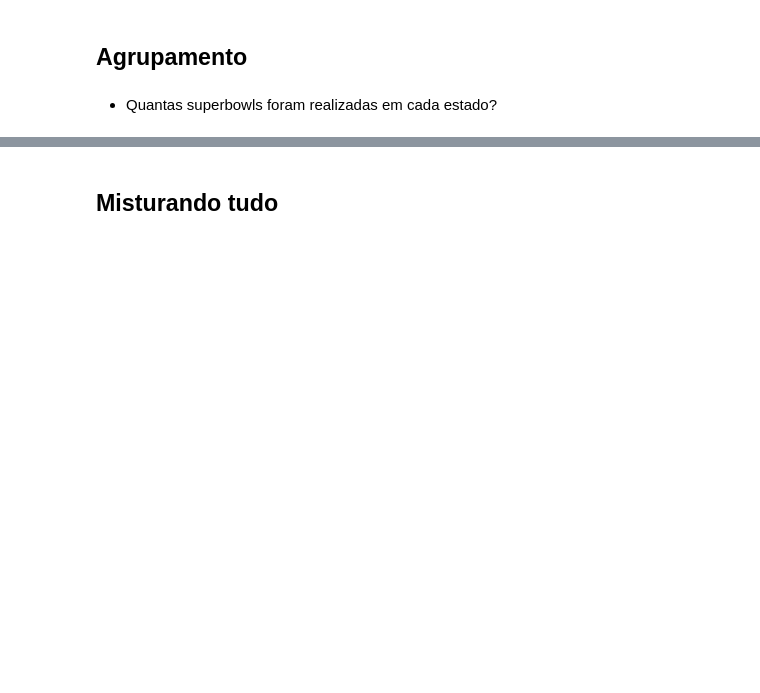
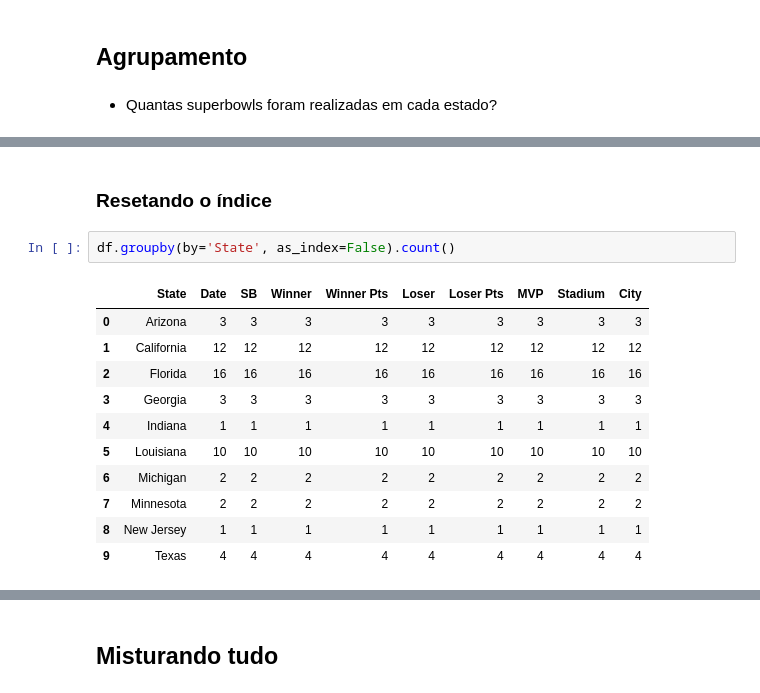
Before and after one commit to tafarelyan/aula-ETL, a Jupyter notebook: Aula 3 - Problemas nos dados.ipynb, the cells around one changed output, grey strips where cells are left out. Saved outputs shown, nothing was run; the diff lists cells and outputs as text; blank space fills up the shorter version.

```diff
--- a/Aula 3 - Problemas nos dados.ipynb
+++ b/Aula 3 - Problemas nos dados.ipynb
@@ -44,0 +241,16 @@ df.head()
+# %% [markdown]
+### Resetando o índice
+# %%
+df.groupby(by='State', as_index=False).count()
+# %% [output]
+|  | State | Date | SB | Winner | Winner Pts | Loser | Loser Pts | MVP | Stadium | City |
+| 0 | Arizona | 3 | 3 | 3 | 3 | 3 | 3 | 3 | 3 | 3 |
+| 1 | California | 12 | 12 | 12 | 12 | 12 | 12 | 12 | 12 | 12 |
+| 2 | Florida | 16 | 16 | 16 | 16 | 16 | 16 | 16 | 16 | 16 |
+| 3 | Georgia | 3 | 3 | 3 | 3 | 3 | 3 | 3 | 3 | 3 |
+| 4 | Indiana | 1 | 1 | 1 | 1 | 1 | 1 | 1 | 1 | 1 |
+| 5 | Louisiana | 10 | 10 | 10 | 10 | 10 | 10 | 10 | 10 | 10 |
+| 6 | Michigan | 2 | 2 | 2 | 2 | 2 | 2 | 2 | 2 | 2 |
+| 7 | Minnesota | 2 | 2 | 2 | 2 | 2 | 2 | 2 | 2 | 2 |
+| 8 | New Jersey | 1 | 1 | 1 | 1 | 1 | 1 | 1 | 1 | 1 |
+| 9 | Texas | 4 | 4 | 4 | 4 | 4 | 4 | 4 | 4 | 4 |
```
Also changed, not shown: parts of 29 cells of this notebook.
